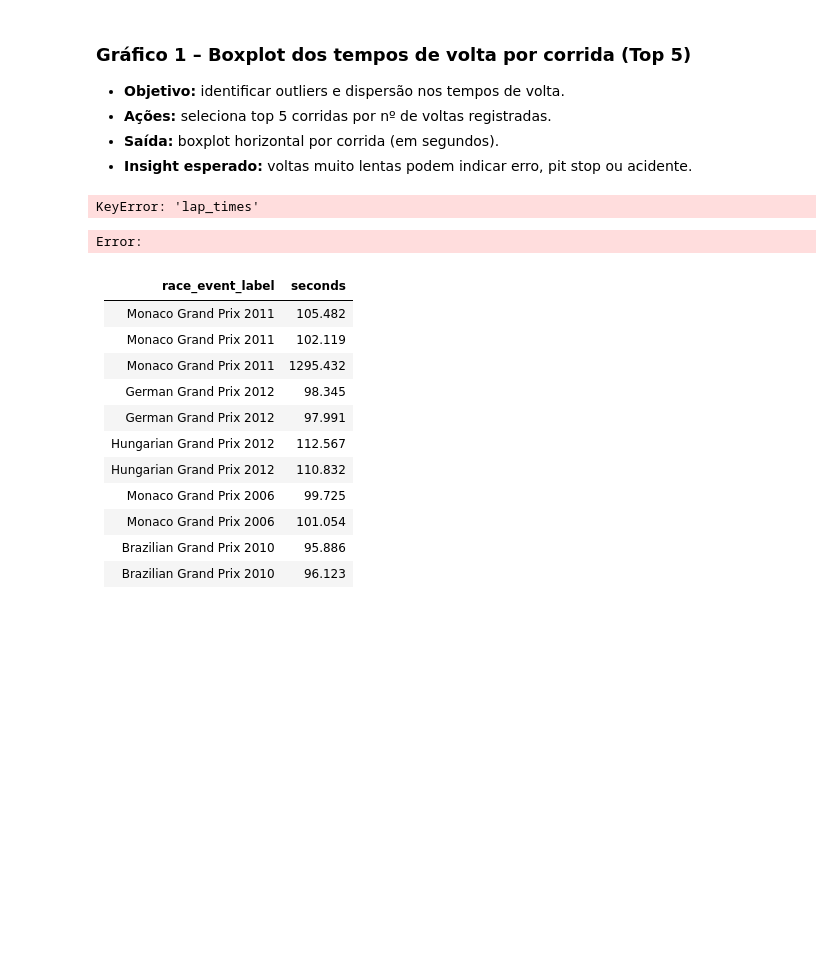
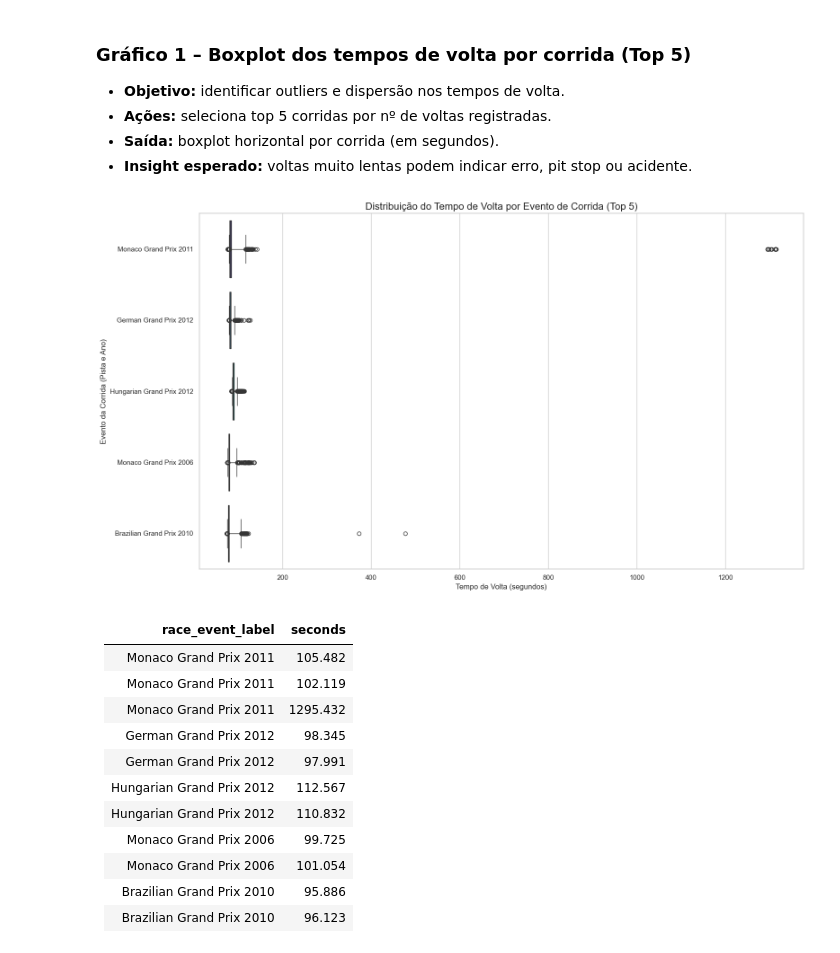
Before and after one commit to Julio1099/formula1-analytics, a Jupyter notebook: Data Layer/raw/Analise_PySpark2.ipynb, the cells around one changed output. Drawn from its saved outputs; the diff is of its cells as text; code cells hidden in the pictures; blank space fills up the shorter version.

Commit message:
fix adicionando gráficos ao notebook
Co-authored-by: Julio1099  <juliio1520@gmail.com>

```diff
--- a/Data Layer/raw/Analise_PySpark2.ipynb
+++ b/Data Layer/raw/Analise_PySpark2.ipynb
@@ -68,46 +66,34 @@ dict_keys([])
 - **Saída:** boxplot horizontal por corrida (em segundos).
 - **Insight esperado:** voltas muito lentas podem indicar erro, pit stop ou acidente.
 # %%
-avg_lap_time_df = dataframes['lap_times'].groupBy("driverId") \
-    .agg(avg("milliseconds").alias("avg_milliseconds"))
+top_5_races_laps = dataframes['lap_times'].groupBy("raceId").count().orderBy(col("count").desc()).limit(5)
+races_with_label = dataframes['races'].withColumn("race_event_label", concat_ws(" ", col("name"), col("year")))
+lap_times_races_df = dataframes['lap_times'] \
+    .join(top_5_races_laps, "raceId", "inner") \
+    .join(races_with_label, "raceId", "left") \
+    .withColumn("seconds", col("milliseconds") / 1000)
+plot_data_1 = lap_times_races_df.select("race_event_label", "seconds").toPandas()
 
-# 2. Juntar com o DataFrame de pilotos para obter os nomes
-drivers_with_label = dataframes['drivers'].withColumn("driver_name", concat_ws(" ", col("forename"), col("surname")))
+plt.figure(figsize=(16, 9))
 
-# Juntando os dataframes e convertendo para segundos
-avg_lap_time_with_driver = avg_lap_time_df.join(drivers_with_label, "driverId") \
-    .withColumn("avg_seconds", col("avg_milliseconds") / 1000) \
-    .orderBy("avg_seconds")
-
-# 3. Converter para Pandas para plotagem
-plot_data_2 = avg_lap_time_with_driver.select("driver_name", "avg_seconds").toPandas()
-
-# 4. Criar o gráfico de colunas horizontais com os 20 pilotos mais rápidos
-plt.figure(figsize=(16, 12))
-sns.barplot(
-    x="avg_seconds",
-    y="driver_name",
-    data=plot_data_2.head(20),
+sns.boxplot(
+    y="race_event_label",
+    x="seconds",
+    data=plot_data_1,
     orient='h',
-    palette="rocket_r",
-    hue="driver_name",
+    whis=[5, 95],
+    palette="viridis",
+    hue="race_event_label",
     legend=False
 )
 
-plt.title('Tempo Médio de Volta por Piloto (Top 20)', fontsize=16)
-plt.xlabel('Tempo de Volta Médio (segundos)', fontsize=12)
-plt.ylabel('Piloto', fontsize=12)
+plt.title('Distribuição do Tempo de Volta por Evento de Corrida (Top 5)', fontsize=16)
+plt.ylabel('Evento da Corrida (Pista e Ano)', fontsize=12)
+plt.xlabel('Tempo de Volta (segundos)', fontsize=12)
 plt.tight_layout()
-
-# Salvar o gráfico em um arquivo
-plt.savefig('average_lap_time_per_driver.png')
-
-# Exibindo o insight
-fastest_driver = plot_data_2.iloc[0]
-print(f"O piloto mais rápido em média é {fastest_driver['driver_name']} com um tempo médio de {fastest_driver['avg_seconds']:.3f} segundos.")
+plt.show()
 # %% [output]
-KeyError: 'lap_times'
-Error:
+[figure, added]
 # %% [markdown]
 | race_event_label          | seconds   |
 |---------------------------|-----------|
```
Also changed, not shown: parts of 5 cells of this notebook, 1 other file.
